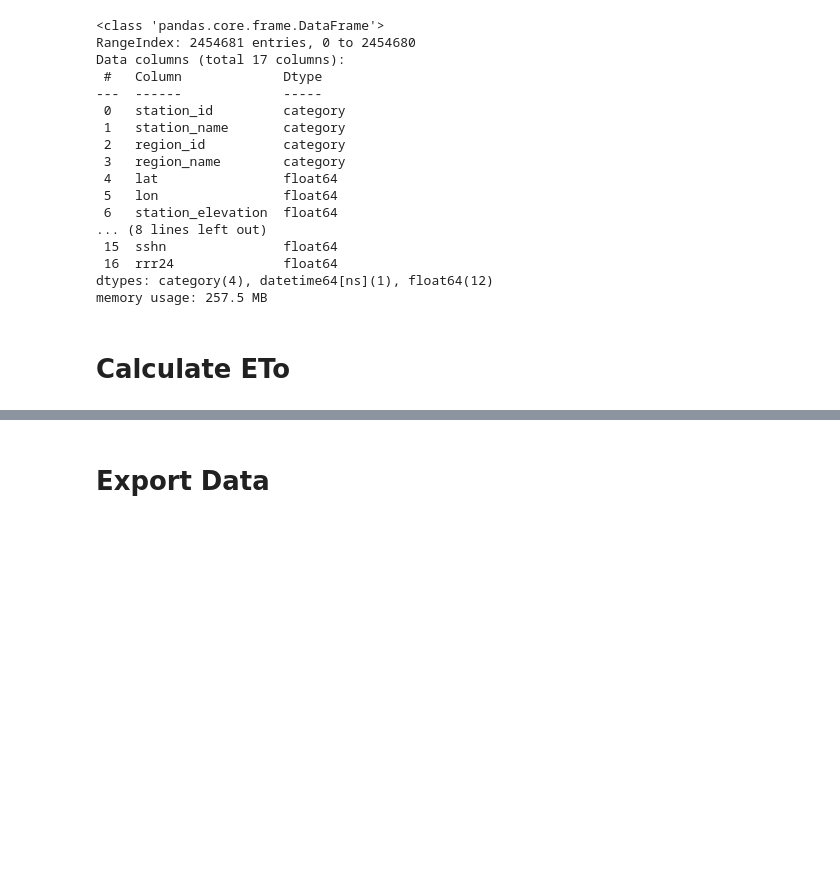
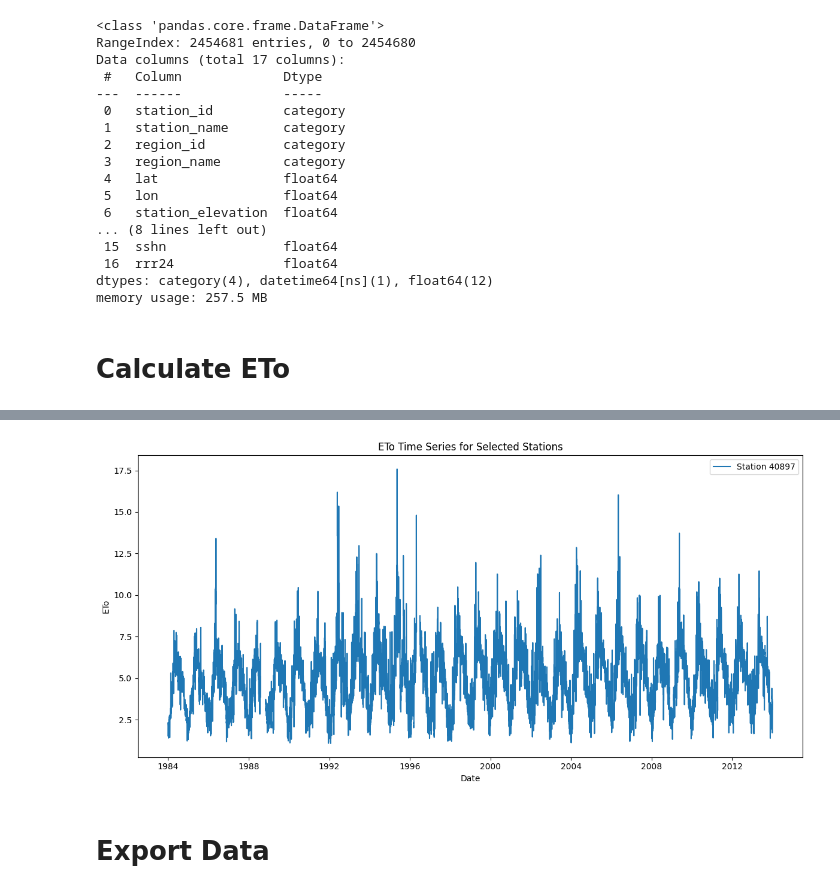
Before and after one commit to shirazialianpooya/panel-data-eto, a Jupyter notebook: src/Python/_02_Calculate_ETo.ipynb, the cells around one changed output, grey strips where cells are left out. Drawn from its saved outputs; the diff is of its cells as text; code cells hidden in the pictures; blank space fills up the shorter version.

```diff
--- a/src/Python/_02_Calculate_ETo.ipynb
+++ b/src/Python/_02_Calculate_ETo.ipynb
@@ -120,0 +137,11 @@ data
+# %%
+# Join eto_df (with MultiIndex) back to data
+# Reset index to align with data's index if needed
+if isinstance(eto_df.index, pd.MultiIndex):
+    eto_df = eto_df.reset_index()
+    # Merge on region_id, station_id, and date
+    data = pd.merge(data, eto_df, on=['region_id', 'station_id', 'date'], how='left')
+else:
+    data = data.join(eto_df)
+
+data.head()
@@ -120,0 +155,17 @@ data
+# %%
+# Fill missing dates for each station with NaN
+all_dates = pd.date_range(data['date'].min(), data['date'].max(), freq='D')
+
+def reindex_station(station_df):
+    return station_df.set_index('date').reindex(all_dates).assign(
+        region_id=station_df['region_id'].iloc[0],
+        station_id=station_df['station_id'].iloc[0]
+    ).reset_index().rename(columns={'index': 'date'})
+
+data = (
+    data.groupby(['region_id', 'station_id'], group_keys=False)
+    .apply(reindex_station)
+    .reset_index(drop=True)
+)
+
+data.head()
@@ -121,3 +179,22 @@ data
+# %%
+import matplotlib.pyplot as plt
+
+# Select a few station_ids to plot (change as needed)
+stations_to_plot = data['station_id'].drop_duplicates().sample(1)
+
+plt.figure(figsize=(12, 6))
+for sid in stations_to_plot:
+    station_data = data[data['station_id'] == sid].sort_values('date')
+    plt.plot(station_data['date'], station_data['FAO-56'], label=f'Station {sid}')
+
+plt.xlabel('Date')
+plt.ylabel('ETo')
+plt.title('ETo Time Series for Selected Stations')
+plt.legend()
+plt.tight_layout()
+plt.show()
+# %% [output]
+[figure, added]
 # %% [markdown]
 # Export Data
 # %%
```
Also changed, not shown: parts of 5 cells of this notebook, 1 other file.
